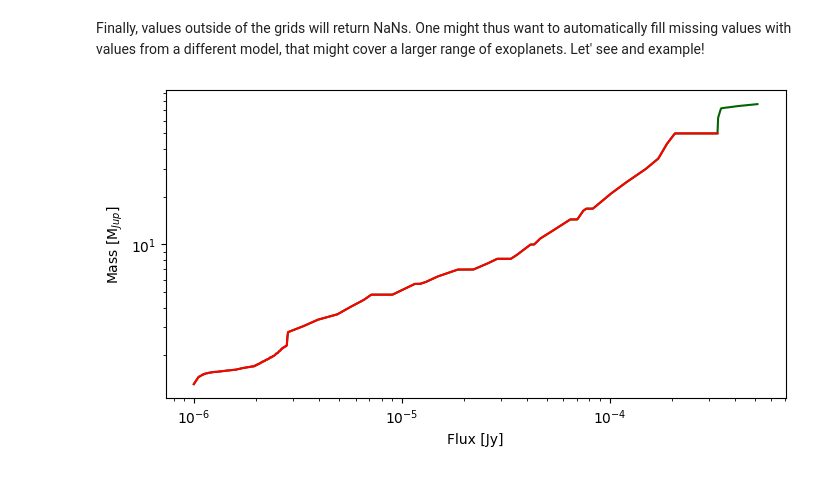
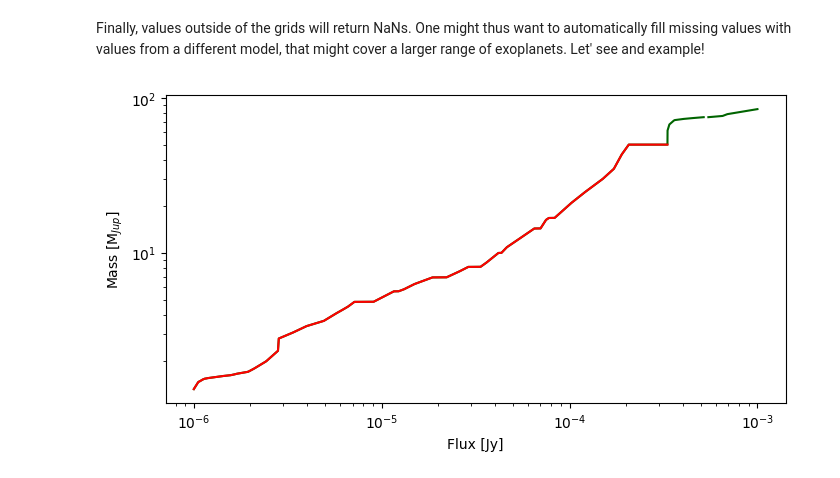
Before and after one commit to ProfesseurShadoko/oplanet, a Jupyter notebook: inversions.ipynb, the cells around one changed output. Saved outputs shown, nothing was run; the diff lists cells and outputs as text; code cells hidden in the pictures.

Commit message:
new bhac stellar model

```diff
--- a/inversions.ipynb
+++ b/inversions.ipynb
@@ -451,32 +451,32 @@ Finally, values outside of the grids will return NaNs. One might thus want to au
 # %%
 age_myr = 5000
 distance_pc = 15
 z = 0
 
 einv = EInversion(
     "hades",
     scheme="f1500w,a,z-> m"
 )
 einv2 = EInversion(
-    "hades,atmo",
+    "hades,atmo,bhac",
     scheme="f1500w,a,z-> m"
 )
 
-flux_array = np.geomspace(1e-6, 1e-3, 1000)
+flux_array = np.geomspace(1e-6, 1e-3, 50_000)
 einv_mass, einv_mass_upper, einv_mass_lower = einv(flux_array, age_myr, z, distance_pc=distance_pc)
 einv2_mass, einv2_mass_upper, einv2_mass_lower = einv2(flux_array, age_myr, z, distance_pc=distance_pc)
 
 einv_mass, *_ = einv.sort(einv_mass, einv_mass_upper, einv_mass_lower)
 einv2_mass, *_ = einv2.sort(einv2_mass, einv2_mass_upper, einv2_mass_lower)
 
 plt.figure(figsize=(8, 4))
-plt.plot(flux_array, einv2_mass, label="HADES+ATMO", color="darkgreen")
+plt.plot(flux_array, einv2_mass, label="HADES+BHAC", color="darkgreen")
 plt.plot(flux_array, einv_mass, label="HADES", color="red")
 plt.xlabel("Flux [Jy]")
 #plt.xlim(plt.xlim()[::-1])
 plt.ylabel("Mass [M$_{Jup}$]")
 plt.xscale("log")
 plt.yscale("log")
 plt.show()
 # %% [output]
-[figure, old version]
+[figure, new version]
```
Also changed, not shown: parts of 4 cells of this notebook, 3 other files.
